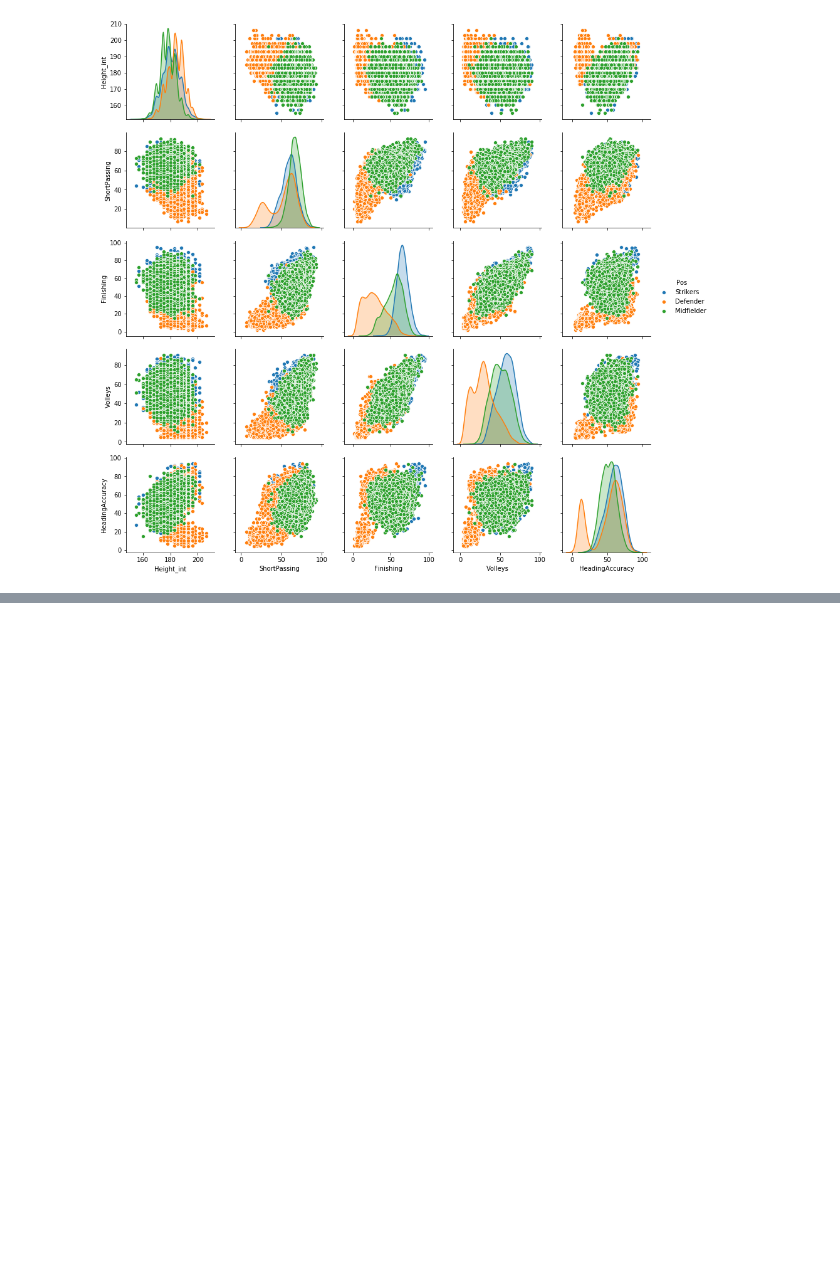
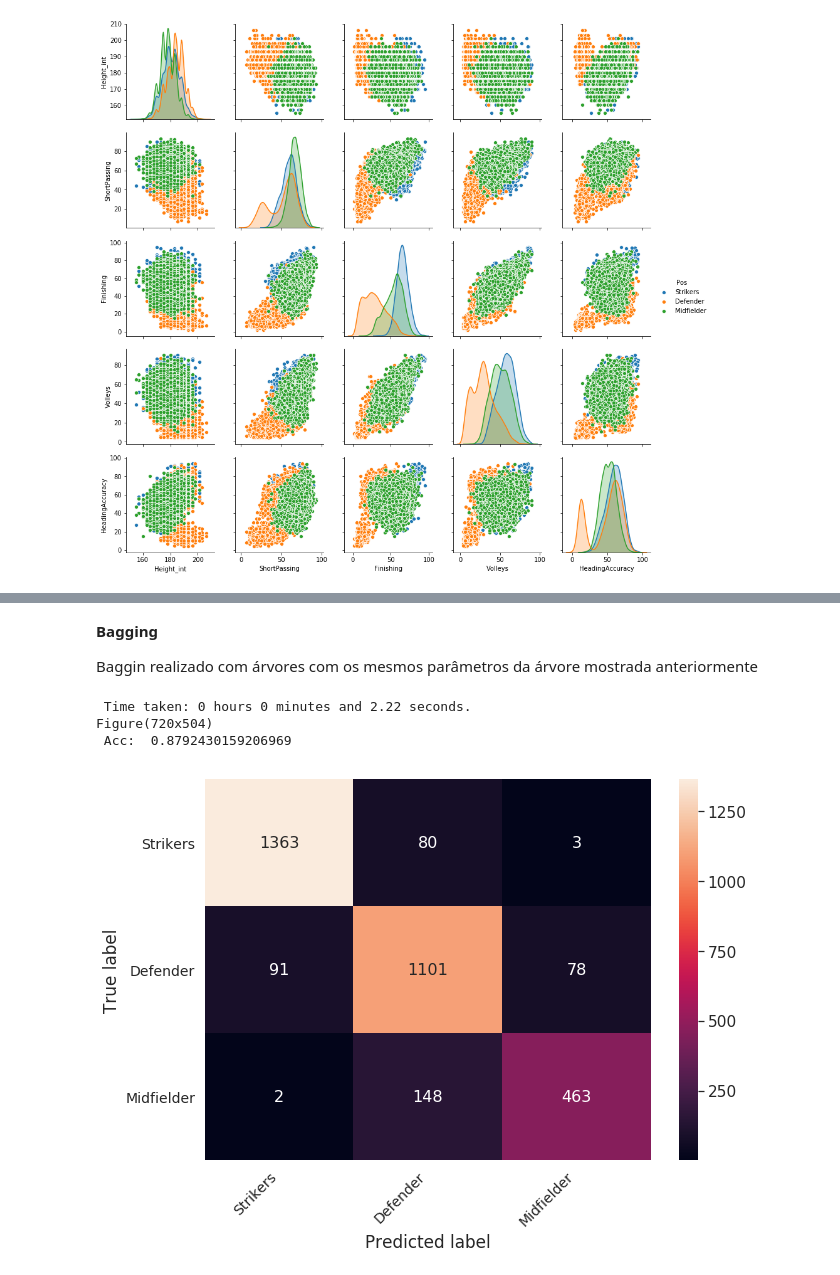
Before and after one commit to Sette/fifa_dataset, a Jupyter notebook: Xgboost_fifa.ipynb, the cells around one changed output, grey strips where cells are left out. Drawn from its saved outputs; the diff is of its cells as text; code cells hidden in the pictures; blank space fills up the shorter version.

```diff
--- a/Xgboost_fifa.ipynb
+++ b/Xgboost_fifa.ipynb
@@ -304,0 +244,23 @@ for param_name in sorted(best_params.keys()):
+# %% [markdown]
+**Bagging**
+
+Baggin realizado com árvores com os mesmos parâmetros da árvore mostrada anteriormente
+# %%
+from sklearn.ensemble import BaggingClassifier
+
+start_time = timer(None)
+clf = BaggingClassifier(tree.DecisionTreeClassifier(criterion="entropy",min_impurity_decrease=best_mln/100000))#
+clf = clf.fit(X_train_dev, y_train_dev)
+timer(start_time)
+preds = clf.predict(X_test)
+
+cf = confusion_matrix(y_test,preds)
+
+print(plot_confusion_matrix(cf, class_names=target_names))
+
+print(" Acc: ",accuracy_score(y_test, preds))
+# %% [output]
+ Time taken: 0 hours 0 minutes and 2.22 seconds.
+Figure(720x504)
+ Acc:  0.8792430159206969
+[figure, added]
```
Also changed, not shown: parts of 19 cells of this notebook, 2 other files.
